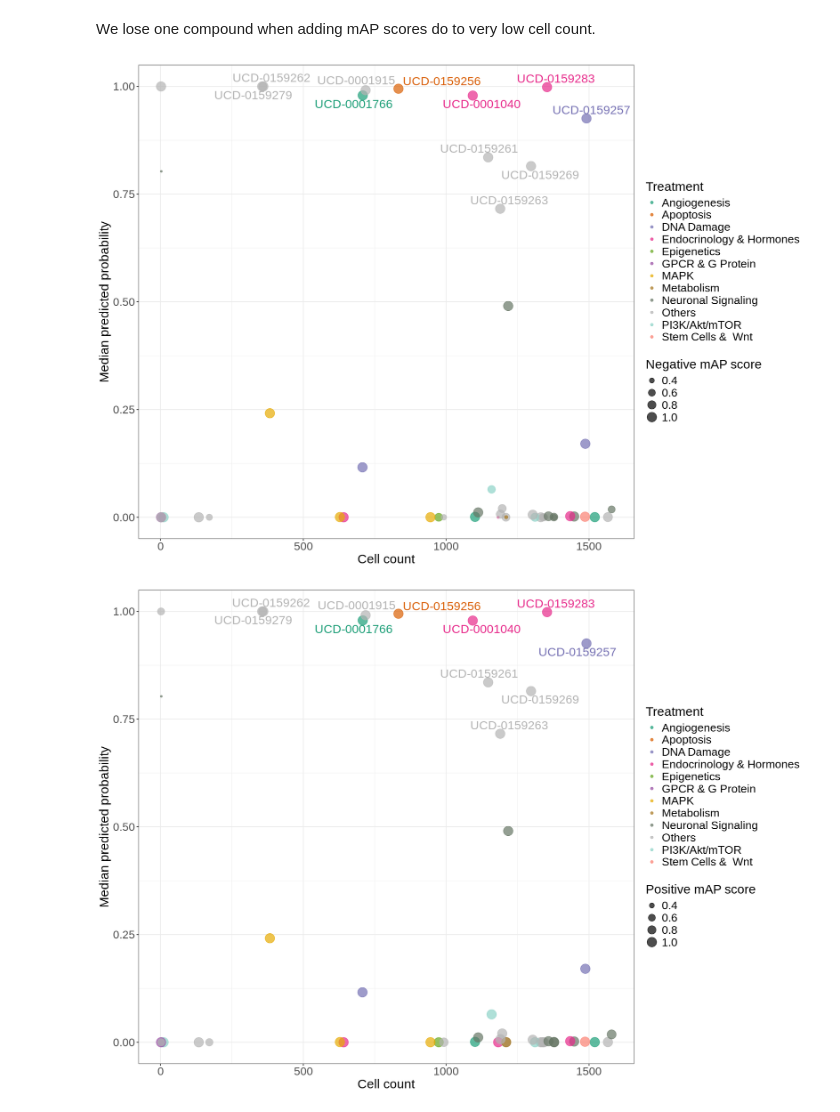
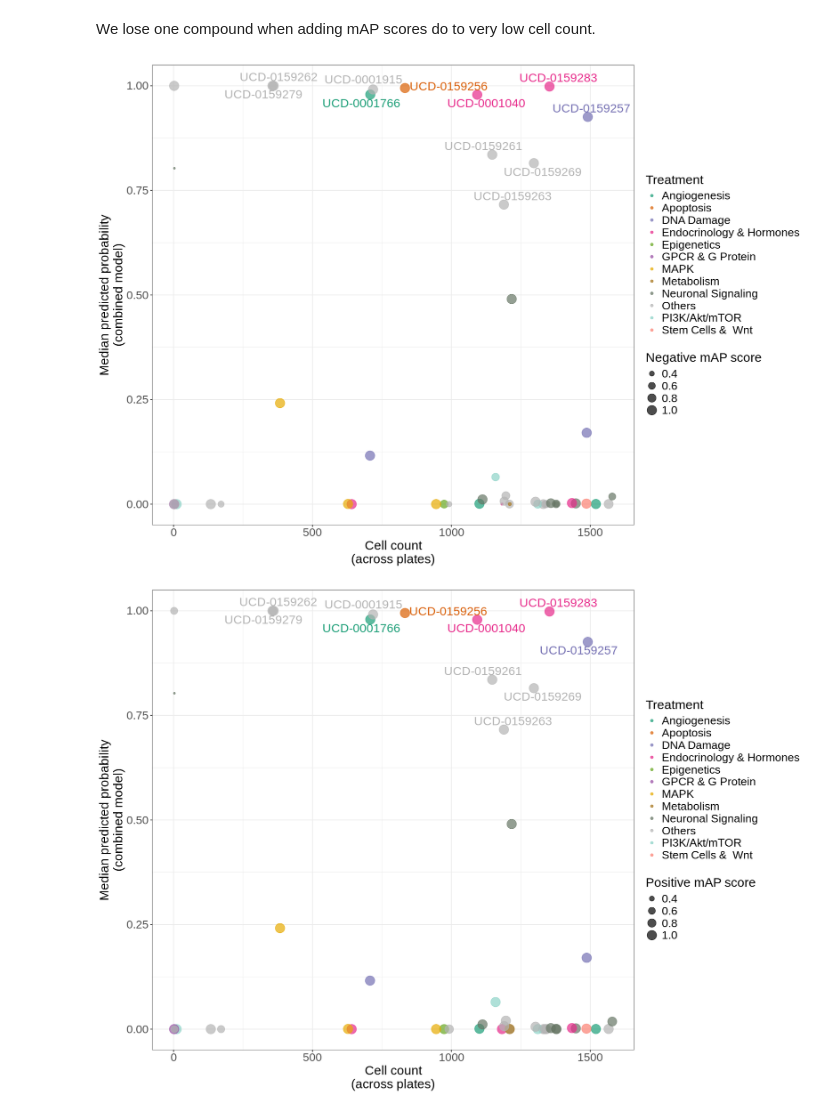
Before and after one commit to WayScience/targeted_fibrosis_drug_screen, a Jupyter notebook: 3a.train_individual_models/5.vis_probabilities.ipynb, the cells around one changed output. Drawn from its saved outputs; the diff is of its cells as text; code cells hidden in the pictures.

```diff
--- a/3a.train_individual_models/5.vis_probabilities.ipynb
+++ b/3a.train_individual_models/5.vis_probabilities.ipynb
@@ -156,18 +156,18 @@ A tibble: 2 × 5
 # %%
 # Custom color palette inspired by Dark2 (includes one more color for a pathway missing in above plot)
 custom_palette <- c(
-  "#1b9e77",
-  "#d95f02",
-  "#7570b3",
-  "#e7298a",
-  "#66a61e",
-  "#984ea3",
-  "#e6ab02",
-  "#a6761d",
-  "#667665",
-  "#b3b3b3",
-  "#8dd3c7",
-  "#fb8072"
+  "Angiogenesis" = "#1b9e77",
+  "Apoptosis" = "#d95f02",
+  "DNA Damage" = "#7570b3",
+  "Endocrinology & Hormones" = "#e7298a",
+  "Epigenetics" = "#66a61e",
+  "MAPK" = "#e6ab02",
+  "Metabolism" = "#a6761d",
+  "Neuronal Signaling" = "#667665",
+  "Others" = "#b3b3b3",
+  "PI3K/Akt/mTOR" = "#8dd3c7",
+  "Stem Cells &  Wnt" = "#fb8072",
+  "GPCR & G Protein" = "#984ea3"
 )
 
 height <- 10
@@ -181,8 +181,8 @@ count_probas_plot <- ggplot(summary_data, aes(x = cell_count, y = median_predict
                     size = 6, box.padding = 0.35, point.padding = 0.5, max.overlaps = 20, show.legend = FALSE) +  # Add labels
     scale_color_manual(values = custom_palette) +  # Use the custom color palette
     labs(
-        x = "Cell count",
-        y = "Median predicted probability",
+        x = "Cell count\n(across plates)",
+        y = "Median predicted probability\n(combined model)",
         color = "Treatment",
     ) +
     theme_bw() +
@@ -254,8 +254,8 @@ count_probas_plot <- ggplot(summary_data_w_mAP, aes(x = cell_count, y = median_p
     scale_color_manual(values = custom_palette) +  # Use the custom color palette
     scale_size_continuous(name = "Negative mAP score") +
     labs(
-        x = "Cell count",
-        y = "Median predicted probability",
+        x = "Cell count\n(across plates)",
+        y = "Median predicted probability\n(combined model)",
         color = "Treatment",
     ) +
     theme_bw() +
@@ -272,36 +272,36 @@ ggsave(paste0(figures_dir, "/batch1_neg_mAP_median_proba_vs_cell_count_compounds
 
 count_probas_plot
 # %% [output]
-[figure, old version]
+[figure, new version]
 # %%
 height <- 10
 width <- 14
 options(repr.plot.width = width, repr.plot.height = height)
 
 # Generate scatterplot for probability and cell count
 count_probas_plot <- ggplot(summary_data_w_mAP, aes(x = cell_count, y = median_predicted_proba, color = Metadata_Pathway)) +
     geom_point(aes(size = positive_mean_average_precision), alpha = 0.7) +
     geom_text_repel(data = subset(summary_data, high_count_and_proba == TRUE), aes(label = Metadata_treatment),
                     size = 6, box.padding = 0.35, point.padding = 0.5, max.overlaps = 20, show.legend = FALSE) +  # Add labels
     scale_color_manual(values = custom_palette) +  # Use the custom color palette
     scale_size_continuous(name = "Positive mAP score") +
     labs(
-        x = "Cell count",
-        y = "Median predicted probability",
+        x = "Cell count\n(across plates)",
+        y = "Median predicted probability\n(combined model)",
         color = "Treatment",
     ) +
     theme_bw() +
     theme(
         legend.position = "right",
         legend.title = element_text(size = 18),
         legend.text = element_text(size = 16),
         axis.text = element_text(size = 16),
         axis.title = element_text(size = 18)
     )
 
 # Save the scatterplot
 ggsave(paste0(figures_dir, "/batch1_pos_mAP_median_proba_vs_cell_count_compounds.png"), count_probas_plot, height = height, width = width, dpi = 500)
 
 count_probas_plot
 # %% [output]
-[figure, old version]
+[figure, new version]
```
Also changed, not shown: parts of 2 cells of this notebook, 26 other files.
